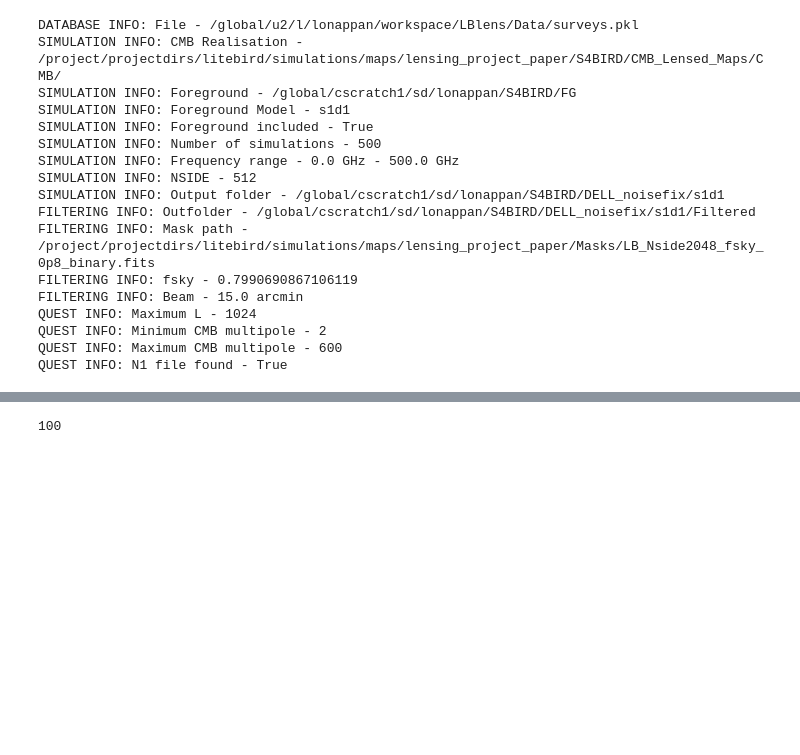
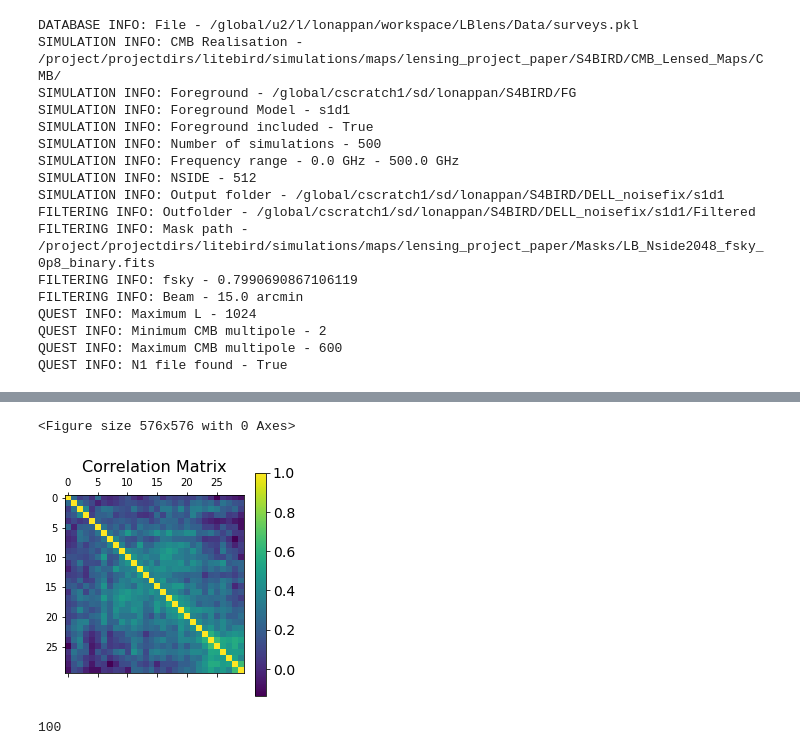
Before and after one commit to antolonappan/dell, a Jupyter notebook: Notebooks/reconstruction.ipynb, the cells around one changed output, grey strips where cells are left out. Saved outputs shown, nothing was run; the diff lists cells and outputs as text; code cells hidden in the pictures; blank space fills up the shorter version.

```diff
--- a/Notebooks/reconstruction.ipynb
+++ b/Notebooks/reconstruction.ipynb
@@ -63,3 +71,8 @@ QUEST INFO: N1 file found - True
+# %%
+rec_fg.plot_bin_cor()
+# %% [output]
+<Figure size 576x576 with 0 Axes>
+[figure, added]
 # %%
 rec_nofg.plot_qcl_stat(n=400,n1=True)
 # %% [output]
```
Also changed, not shown: parts of 2 cells of this notebook, 4 other files.
